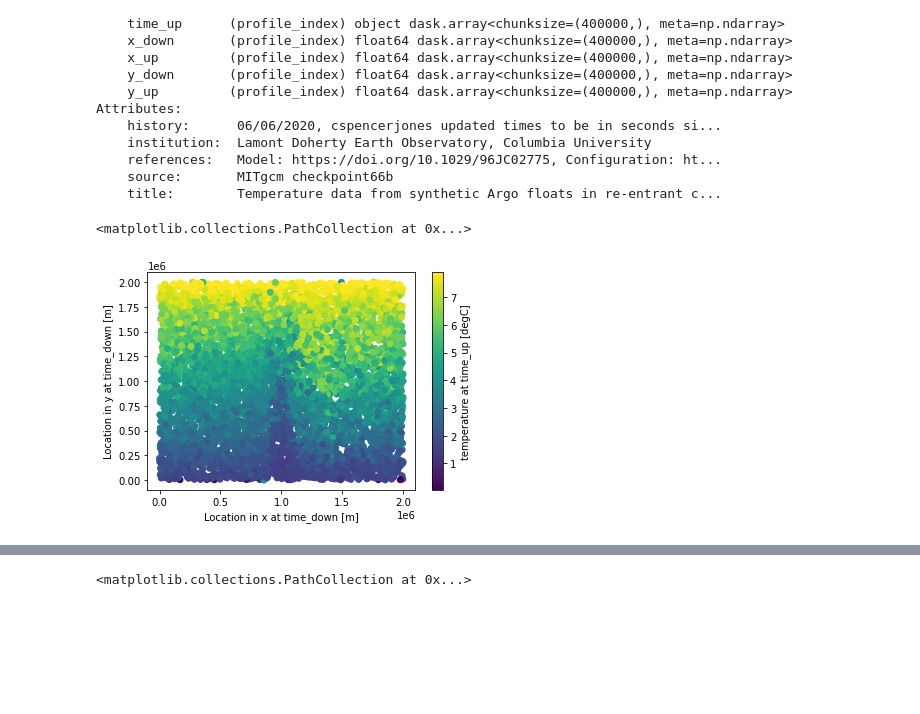
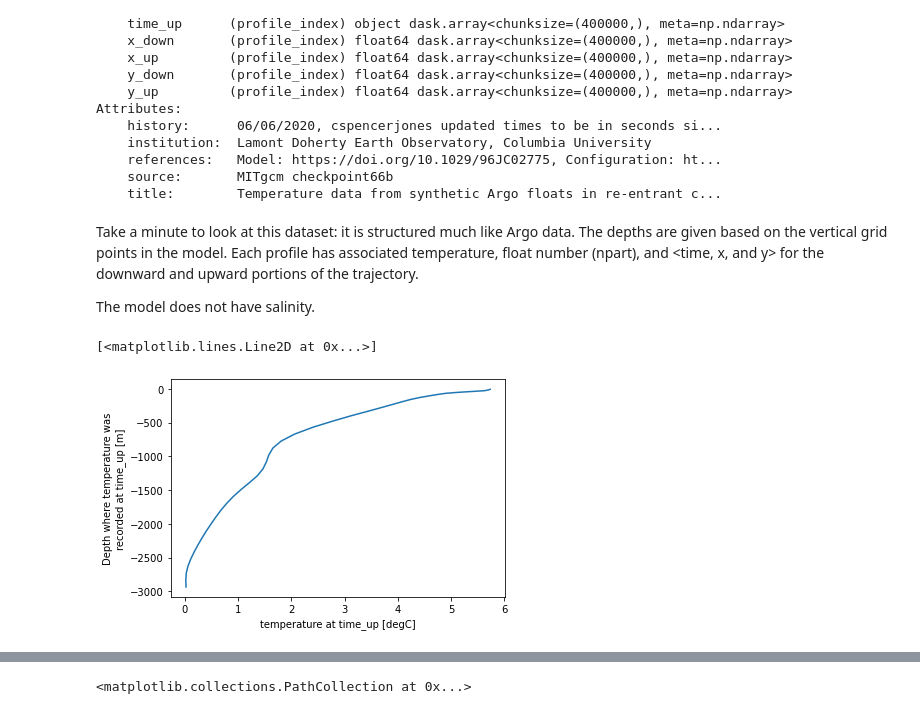
Before and after one commit to cspencerjones/open_channel_data, a Jupyter notebook: channel_dataset.ipynb, the cells around one changed output, grey strips where cells are left out. Cells and saved outputs as stored; diff of their text form; code cells hidden in the pictures; blank space fills up the shorter version.

```diff
--- a/channel_dataset.ipynb
+++ b/channel_dataset.ipynb
@@ -96,14 +98,15 @@ Attributes:
     references:   Model: https://doi.org/10.1029/96JC02775, Configuration: ht...
     source:       MITgcm checkpoint66b
     title:        Temperature data from synthetic Argo floats in re-entrant c...
+# %% [markdown]
+Take a minute to look at this dataset: it is structured much like Argo data. The depths are given based on the vertical grid points in the model. Each profile has associated temperature, float number (npart), and <time, x, and y> for the downward and upward portions of the trajectory.
+
+The model does not have salinity.
 # %%
-#Noice the very long dimension profile_index.
+#Notice the very long dimension profile_index.
 #We cannot plot all the profiles at the same time because the data is too big.
-#let's resample by taking one profile every 10,0000
-resampled_set = ds_flt.isel(profile_index=slice(0,30000000,5000))
-
-#now lets plot the temperature at the surface using these resampled profiles
-resampled_set.isel(depth=1).plot.scatter(x='x_down',y='y_down',hue='Temperature')
+#instead we will take a couple of profiles and plot them.
+ds_flt.isel(profile_index=0).Temperature.plot(y='depth')
 # %% [output]
-<matplotlib.collections.PathCollection at 0x...>
+[<matplotlib.lines.Line2D at 0x...>]
-[figure, old version]
+[figure, new version]
```
Also changed, not shown: parts of 7 cells of this notebook.
